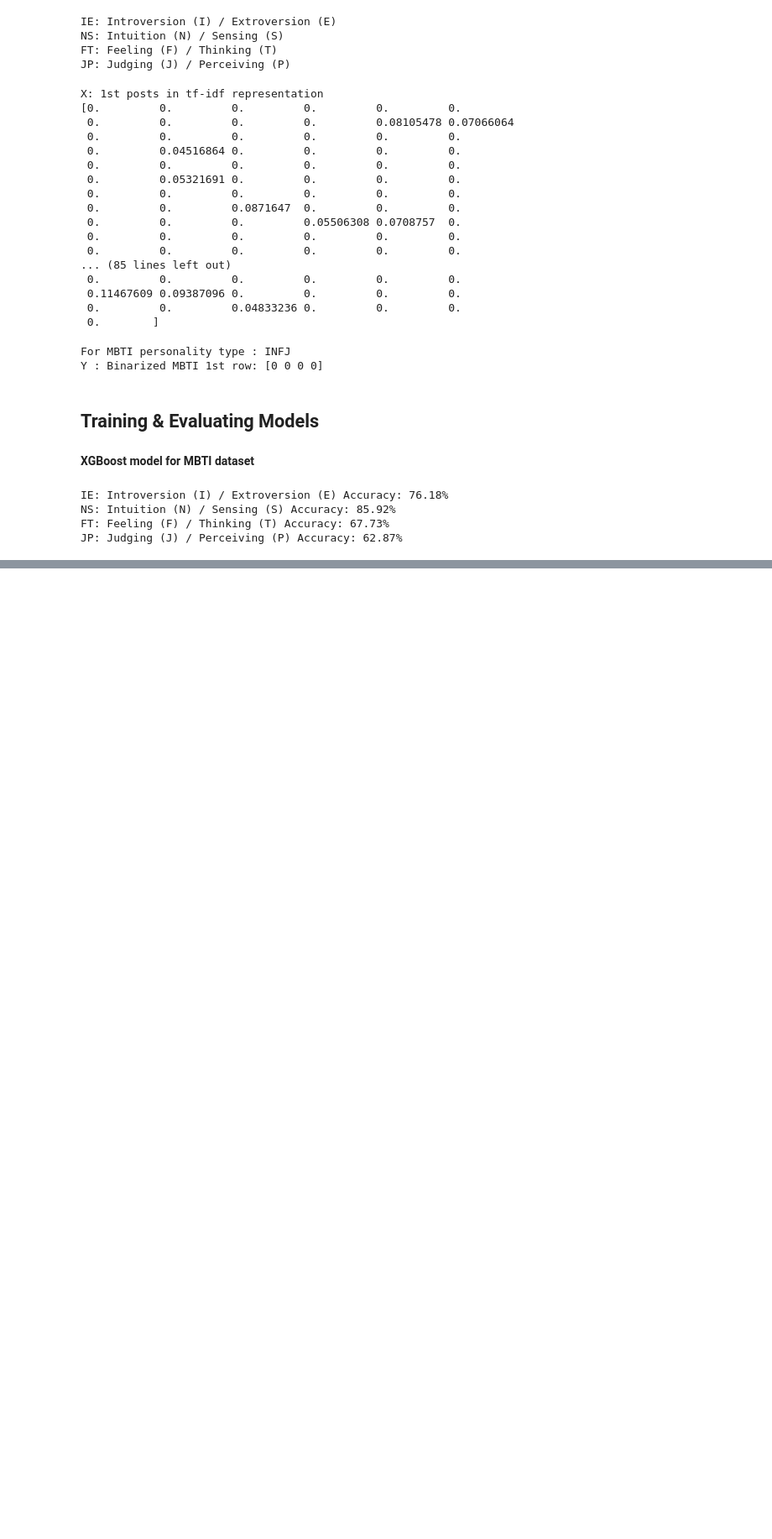
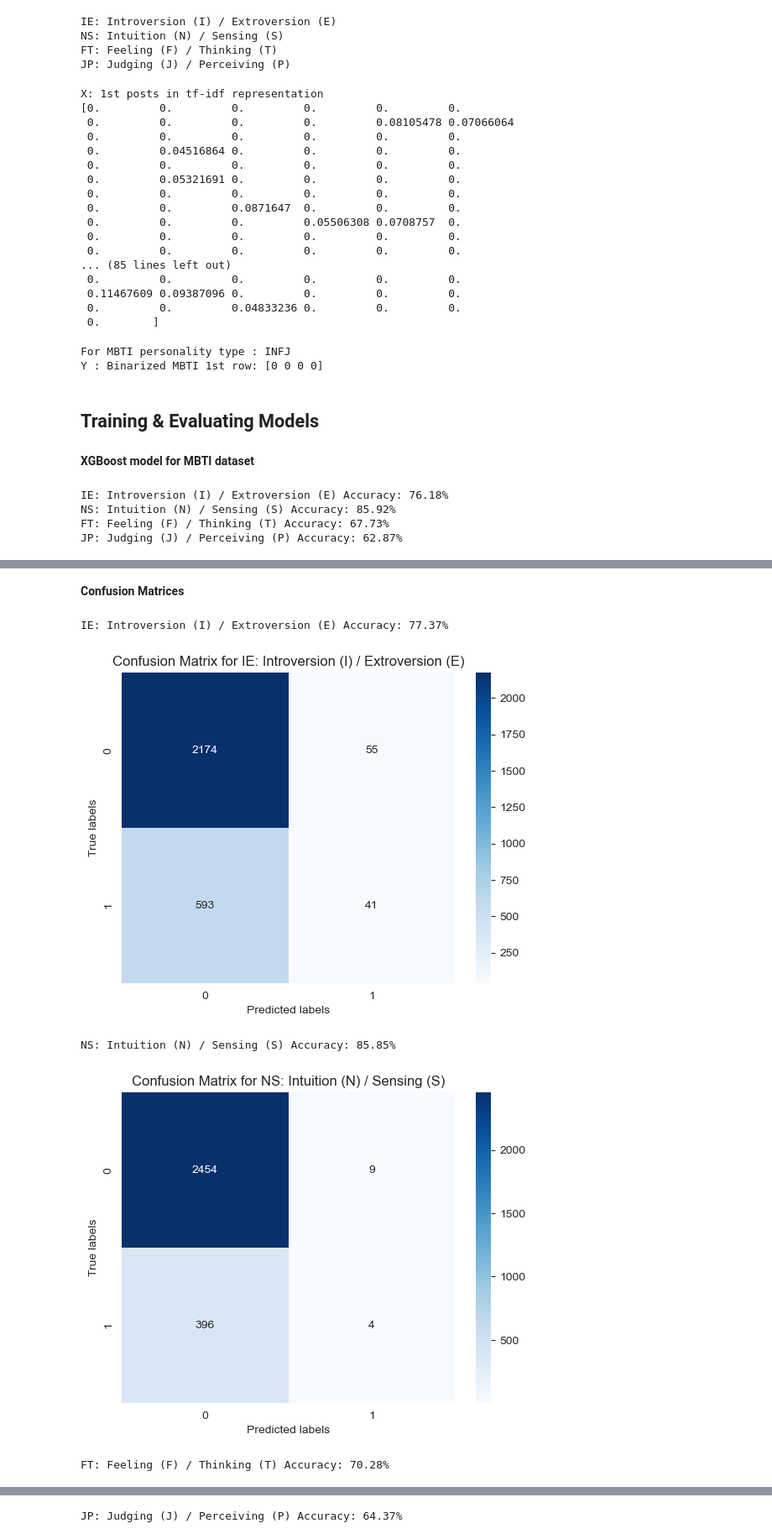
Before and after one commit to YaseenMunowwar/DSGP_Group20, a Jupyter notebook: personality_prediction.ipynb, the cells around one changed output, grey strips where cells are left out. Shown at 84% size. Saved outputs shown, nothing was run; the diff lists cells and outputs as text; code cells hidden in the pictures; blank space fills up the shorter version.

```diff
--- a/personality_prediction.ipynb
+++ b/personality_prediction.ipynb
@@ -693,0 +786,60 @@ JP: Judging (J) / Perceiving (P) Accuracy: 62.87%
+# %% [markdown]
+**Confusion Matrices**
+# %%
+import numpy as np
+import matplotlib.pyplot as plt
+import seaborn as sns
+from sklearn.metrics import confusion_matrix
+from xgboost import XGBClassifier
+from sklearn.model_selection import train_test_split
+from sklearn.metrics import accuracy_score
+
+# setup parameters for xgboost
+param = {}
+param['n_estimators'] = 200 #100
+param['max_depth'] = 2 #3
+param['nthread'] = 8 #1
+param['learning_rate'] = 0.2 #0.1
+
+# Individually training each mbti personlity type
+for l in range(len(personality_type)):
+    Y = list_personality[:,l]
+
+    # split data into train and test sets
+    seed = 7
+    test_size = 0.33
+    X_train, X_test, y_train, y_test = train_test_split(X, Y, test_size=test_size, random_state=seed)
+
+    # fit model on training data
+    model = XGBClassifier(**param)
+    model.fit(X_train, y_train)
+
+    # make predictions for test data
+    y_pred = model.predict(X_test)
+    predictions = [round(value) for value in y_pred]
+
+    # evaluate predictions
+    accuracy = accuracy_score(y_test, predictions)
+    print("%s Accuracy: %.2f%%" % (personality_type[l], accuracy * 100.0))
+
+    # generate confusion matrix
+    cm = confusion_matrix(y_test, predictions)
+
+    # plot confusion matrix with heatmap
+    ax = plt.subplot()
+    sns.heatmap(cm, annot=True, ax=ax, cmap='Blues', fmt='g')
+
+    # labels, title and ticks
+    ax.set_xlabel('Predicted labels')
+    ax.set_ylabel('True labels')
+    ax.set_title('Confusion Matrix for {}'.format(personality_type[l]))
+    ax.xaxis.set_ticklabels(['0', '1'])
+    ax.yaxis.set_ticklabels(['0', '1'])
+
+    plt.show()
+# %% [output]
+IE: Introversion (I) / Extroversion (E) Accuracy: 77.37%
+[figure, added]
+NS: Intuition (N) / Sensing (S) Accuracy: 85.85%
+[figure, added]
+FT: Feeling (F) / Thinking (T) Accuracy: 70.28%
@@ -693,0 +847 @@ JP: Judging (J) / Perceiving (P) Accuracy: 62.87%
+JP: Judging (J) / Perceiving (P) Accuracy: 64.37%
```
Also changed, not shown: parts of 7 cells of this notebook.
